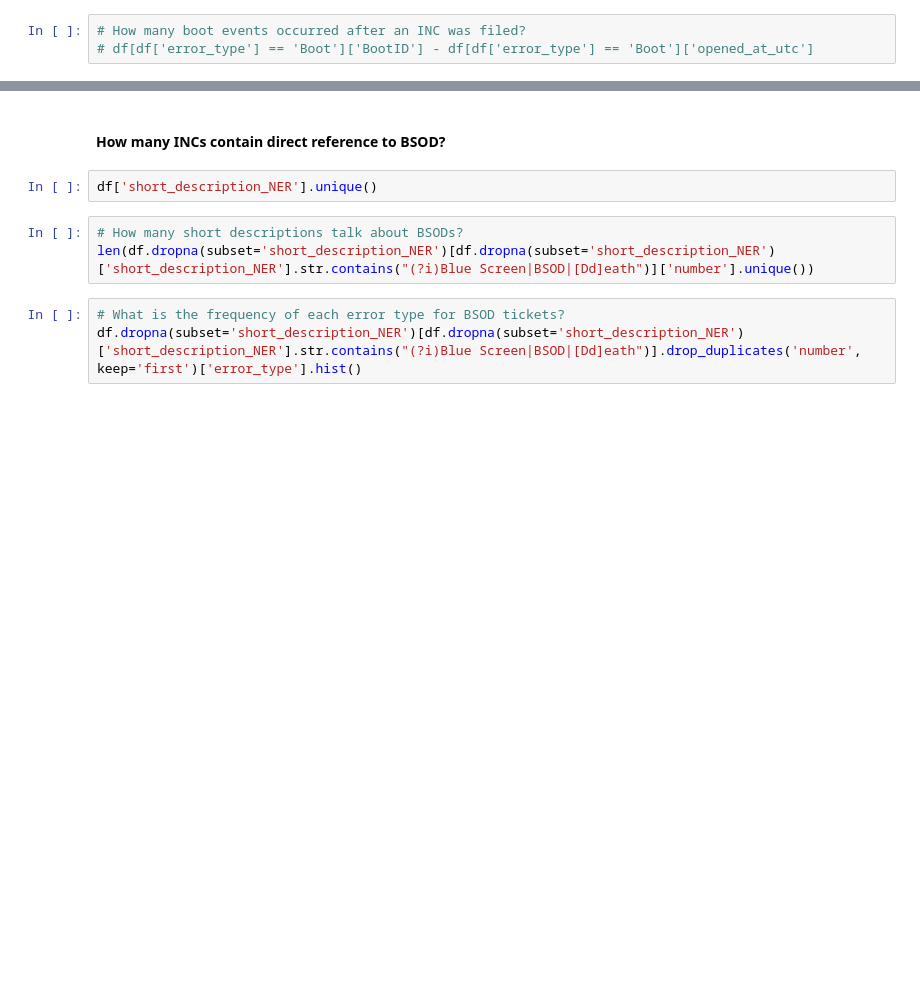
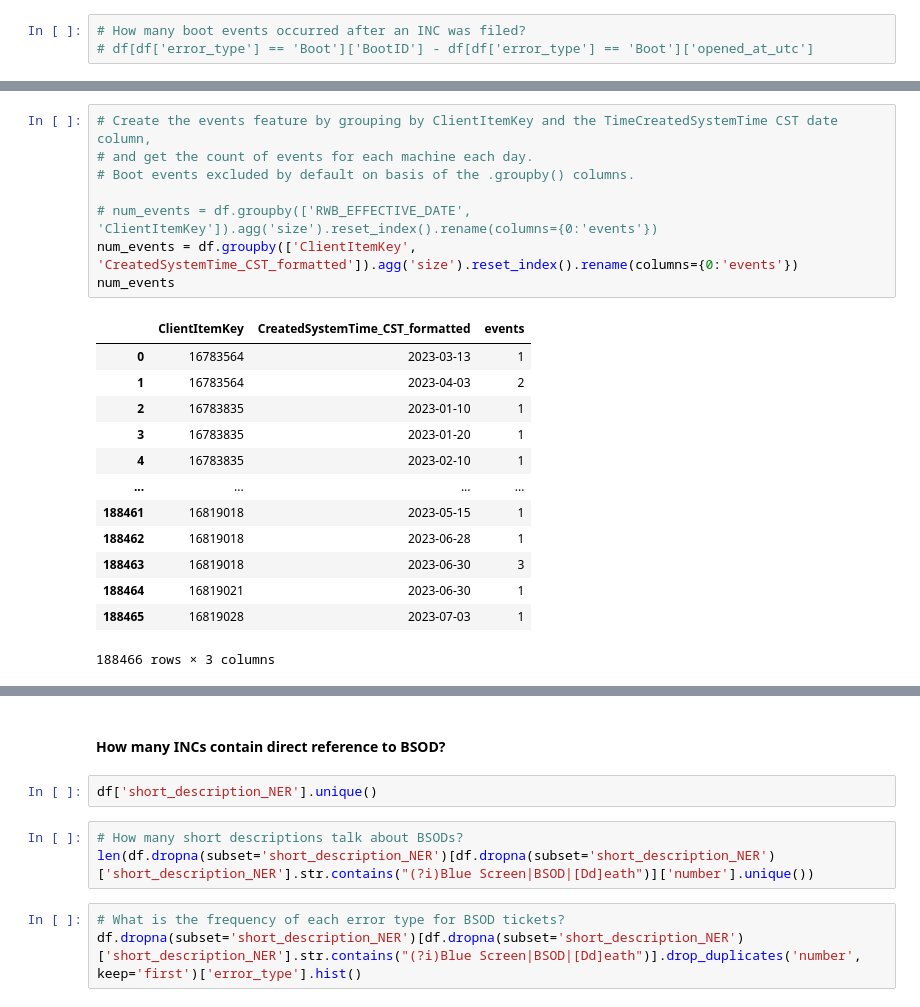
Before and after one commit to redgerly-umich/capstone_ff, a Jupyter notebook: DataCleaning/combine_4_error_types.ipynb, the cells around one changed output, grey strips where cells are left out. Saved outputs shown, nothing was run; the diff lists cells and outputs as text; blank space fills up the shorter version.

```diff
--- a/DataCleaning/combine_4_error_types.ipynb
+++ b/DataCleaning/combine_4_error_types.ipynb
@@ -535,0 +446,22 @@ num_events
+# %%
+# Create the events feature by grouping by ClientItemKey and the TimeCreatedSystemTime CST date column,
+# and get the count of events for each machine each day.
+# Boot events excluded by default on basis of the .groupby() columns.
+
+# num_events = df.groupby(['RWB_EFFECTIVE_DATE', 'ClientItemKey']).agg('size').reset_index().rename(columns={0:'events'})
+num_events = df.groupby(['ClientItemKey', 'CreatedSystemTime_CST_formatted']).agg('size').reset_index().rename(columns={0:'events'})
+num_events
+# %% [output]
+|  | ClientItemKey | CreatedSystemTime_CST_formatted | events |
+| 0 | 16783564 | 2023-03-13 | 1 |
+| 1 | 16783564 | 2023-04-03 | 2 |
+| 2 | 16783835 | 2023-01-10 | 1 |
+| 3 | 16783835 | 2023-01-20 | 1 |
+| 4 | 16783835 | 2023-02-10 | 1 |
+| ... | ... | ... | ... |
+| 188461 | 16819018 | 2023-05-15 | 1 |
+| 188462 | 16819018 | 2023-06-28 | 1 |
+| 188463 | 16819018 | 2023-06-30 | 3 |
+| 188464 | 16819021 | 2023-06-30 | 1 |
+| 188465 | 16819028 | 2023-07-03 | 1 |
+188466 rows × 3 columns
```
Also changed, not shown: parts of 80 cells of this notebook.
